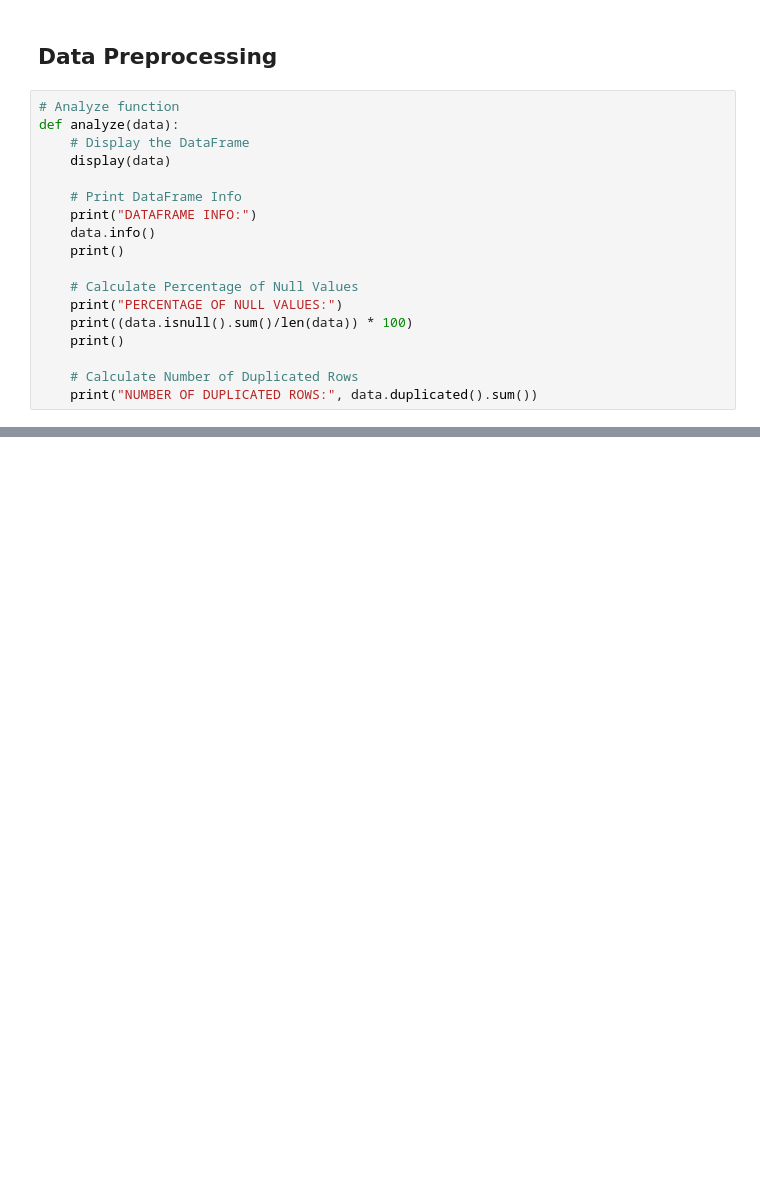
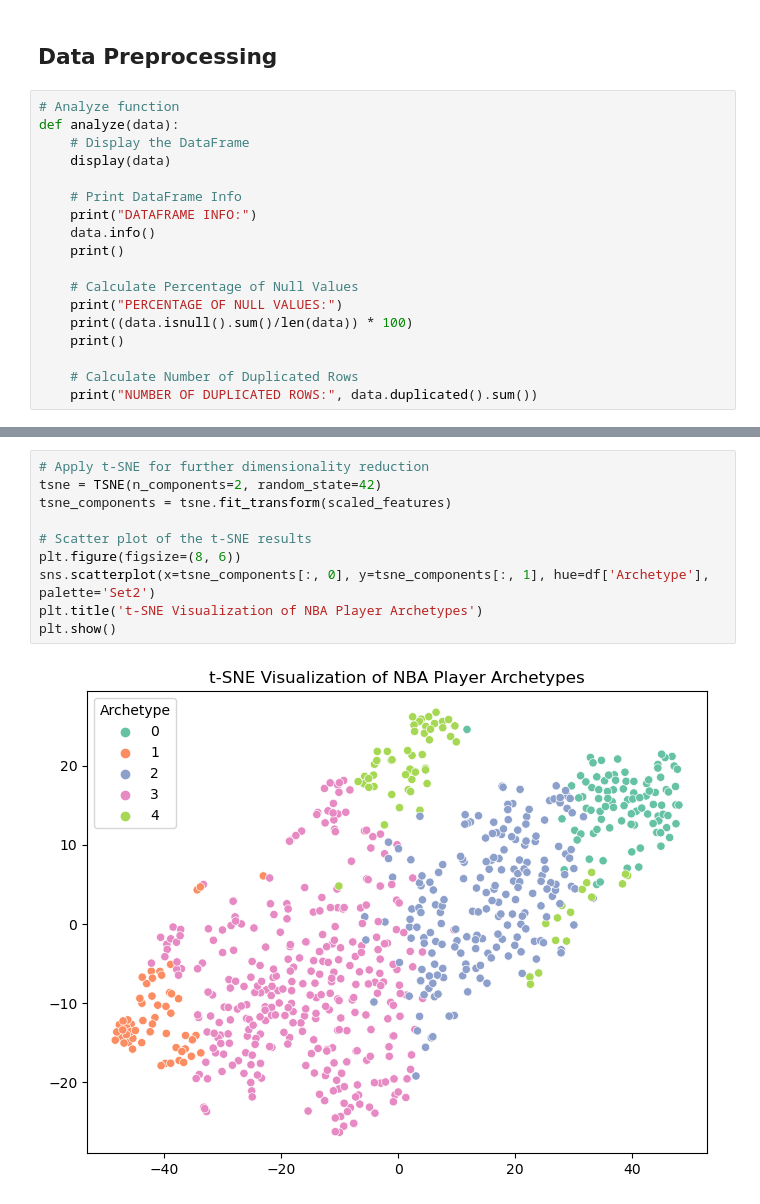
Before and after one commit to nazstephen/NBA-Archetypes, a Jupyter notebook: NBA Archetypes.ipynb, the cells around one changed output, grey strips where cells are left out. Saved outputs shown, nothing was run; the diff lists cells and outputs as text; blank space fills up the shorter version.

```diff
--- a/NBA Archetypes.ipynb
+++ b/NBA Archetypes.ipynb
@@ -90,0 +316,12 @@ NUMBER OF DUPLICATED ROWS: 0
+# %%
+# Apply t-SNE for further dimensionality reduction
+tsne = TSNE(n_components=2, random_state=42)
+tsne_components = tsne.fit_transform(scaled_features)
+
+# Scatter plot of the t-SNE results
+plt.figure(figsize=(8, 6))
+sns.scatterplot(x=tsne_components[:, 0], y=tsne_components[:, 1], hue=df['Archetype'], palette='Set2')
+plt.title('t-SNE Visualization of NBA Player Archetypes')
+plt.show()
+# %% [output]
+[figure, added]
```
Also changed, not shown: parts of 16 cells of this notebook.
